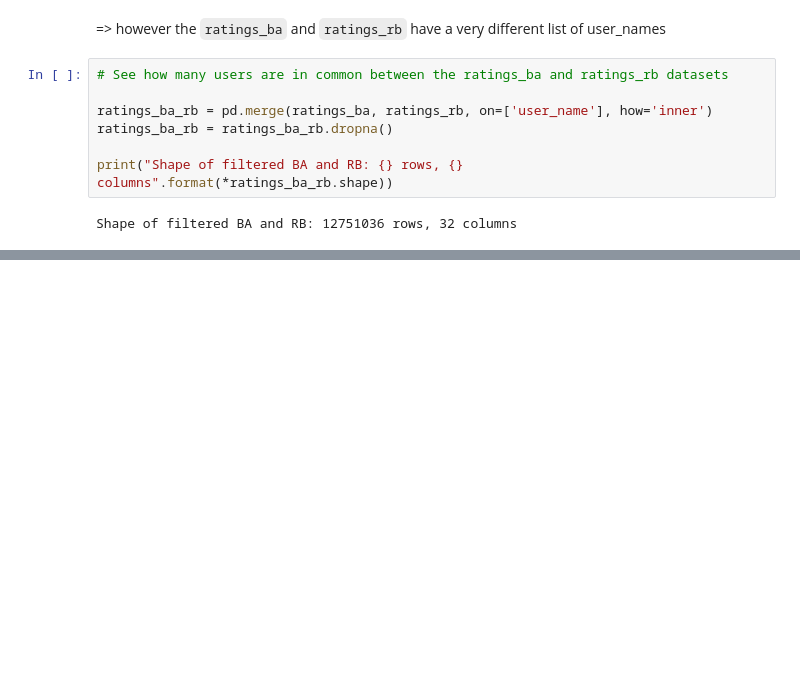
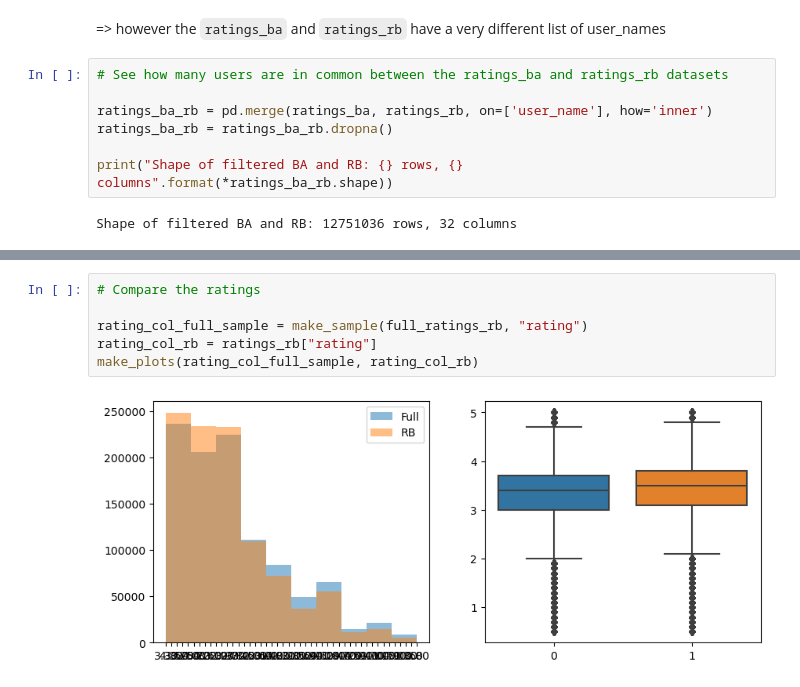
Before and after one commit to epfl-ada/ada-2023-project-riskybiscuits, a Jupyter notebook: example_notebook.ipynb, the cells around one changed output, grey strips where cells are left out. Cells and saved outputs as stored; diff of their text form; blank space fills up the shorter version.

```diff
--- a/example_notebook.ipynb
+++ b/example_notebook.ipynb
@@ -215,0 +271,8 @@ print()
+# %%
+# Compare the ratings
+
+rating_col_full_sample = make_sample(full_ratings_rb, "rating")
+rating_col_rb = ratings_rb["rating"]
+make_plots(rating_col_full_sample, rating_col_rb)
+# %% [output]
+[figure, added]
```
Also changed, not shown: parts of 13 cells of this notebook.
